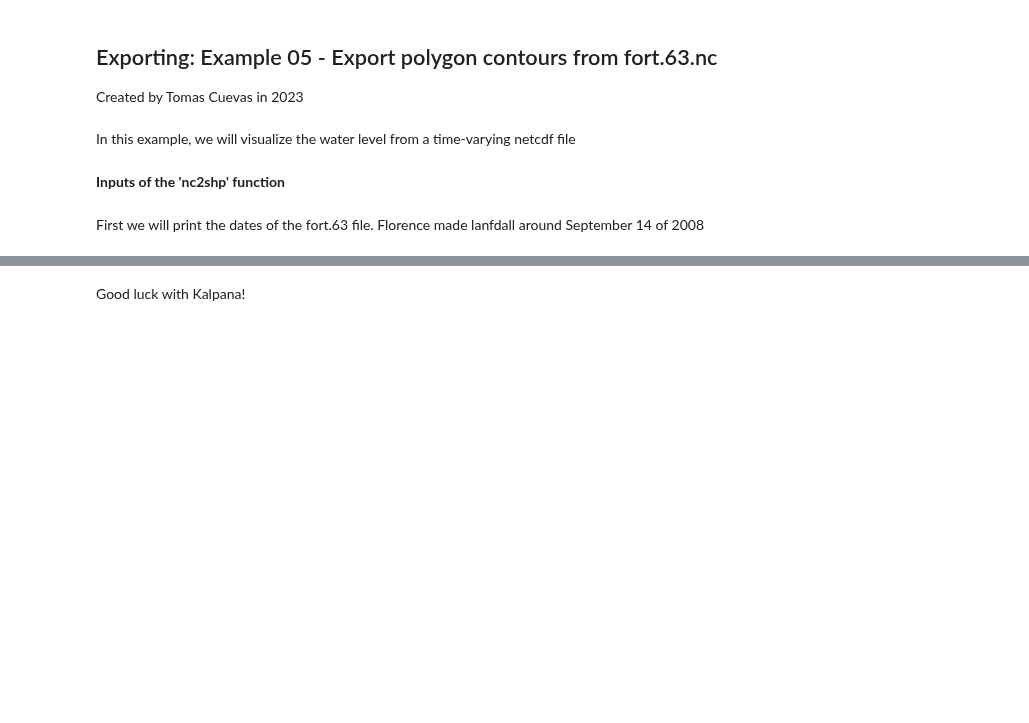
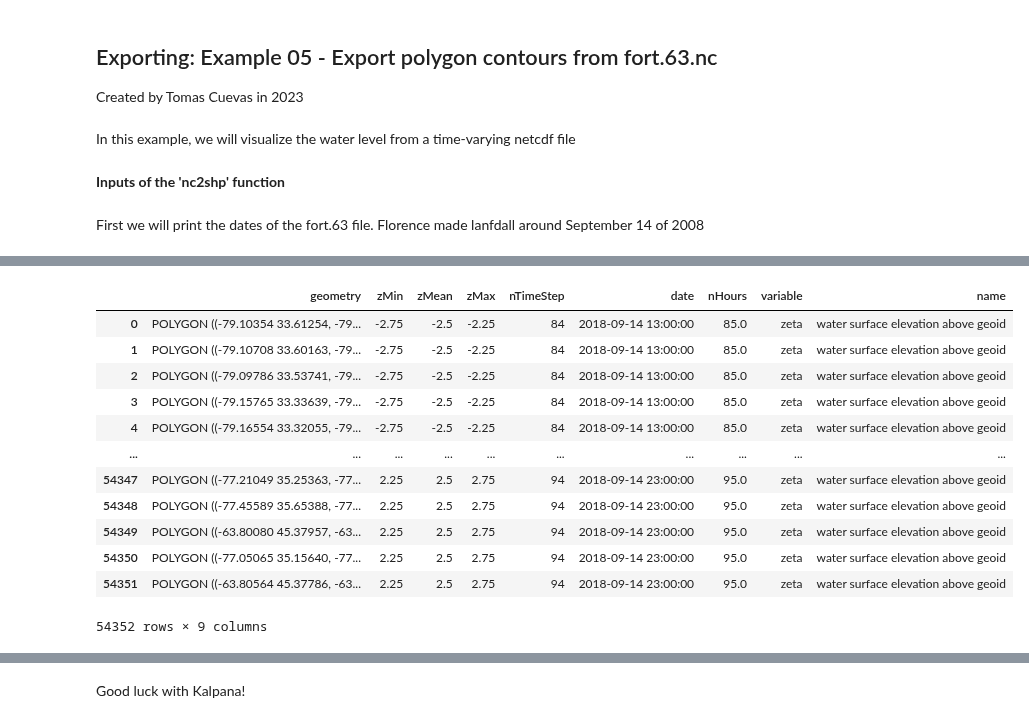
Before and after one commit to ccht-ncsu/Kalpana, a Jupyter notebook: examples/export_example05.ipynb, the cells around one changed output, grey strips where cells are left out. Saved outputs shown, nothing was run; the diff lists cells and outputs as text; code cells hidden in the pictures; blank space fills up the shorter version.

```diff
--- a/examples/export_example05.ipynb
+++ b/examples/export_example05.ipynb
@@ -79 +79,17 @@ Ready with exporting code after: 25.365 min
+# %%
+gdf
+# %% [output]
+|  | geometry | zMin | zMean | zMax | nTimeStep | date | nHours | variable | name |
+| 0 | POLYGON ((-79.10354 33.61254, -79... | -2.75 | -2.5 | -2.25 | 84 | 2018-09-14 13:00:00 | 85.0 | zeta | water surface elevation above geoid |
+| 1 | POLYGON ((-79.10708 33.60163, -79... | -2.75 | -2.5 | -2.25 | 84 | 2018-09-14 13:00:00 | 85.0 | zeta | water surface elevation above geoid |
+| 2 | POLYGON ((-79.09786 33.53741, -79... | -2.75 | -2.5 | -2.25 | 84 | 2018-09-14 13:00:00 | 85.0 | zeta | water surface elevation above geoid |
+| 3 | POLYGON ((-79.15765 33.33639, -79... | -2.75 | -2.5 | -2.25 | 84 | 2018-09-14 13:00:00 | 85.0 | zeta | water surface elevation above geoid |
+| 4 | POLYGON ((-79.16554 33.32055, -79... | -2.75 | -2.5 | -2.25 | 84 | 2018-09-14 13:00:00 | 85.0 | zeta | water surface elevation above geoid |
+| ... | ... | ... | ... | ... | ... | ... | ... | ... | ... |
+| 54347 | POLYGON ((-77.21049 35.25363, -77... | 2.25 | 2.5 | 2.75 | 94 | 2018-09-14 23:00:00 | 95.0 | zeta | water surface elevation above geoid |
+| 54348 | POLYGON ((-77.45589 35.65388, -77... | 2.25 | 2.5 | 2.75 | 94 | 2018-09-14 23:00:00 | 95.0 | zeta | water surface elevation above geoid |
+| 54349 | POLYGON ((-63.80080 45.37957, -63... | 2.25 | 2.5 | 2.75 | 94 | 2018-09-14 23:00:00 | 95.0 | zeta | water surface elevation above geoid |
+| 54350 | POLYGON ((-77.05065 35.15640, -77... | 2.25 | 2.5 | 2.75 | 94 | 2018-09-14 23:00:00 | 95.0 | zeta | water surface elevation above geoid |
+| 54351 | POLYGON ((-63.80564 45.37786, -63... | 2.25 | 2.5 | 2.75 | 94 | 2018-09-14 23:00:00 | 95.0 | zeta | water surface elevation above geoid |
+54352 rows × 9 columns
 # %%
```
Also changed, not shown: parts of 6 cells of this notebook, 15 other files.
